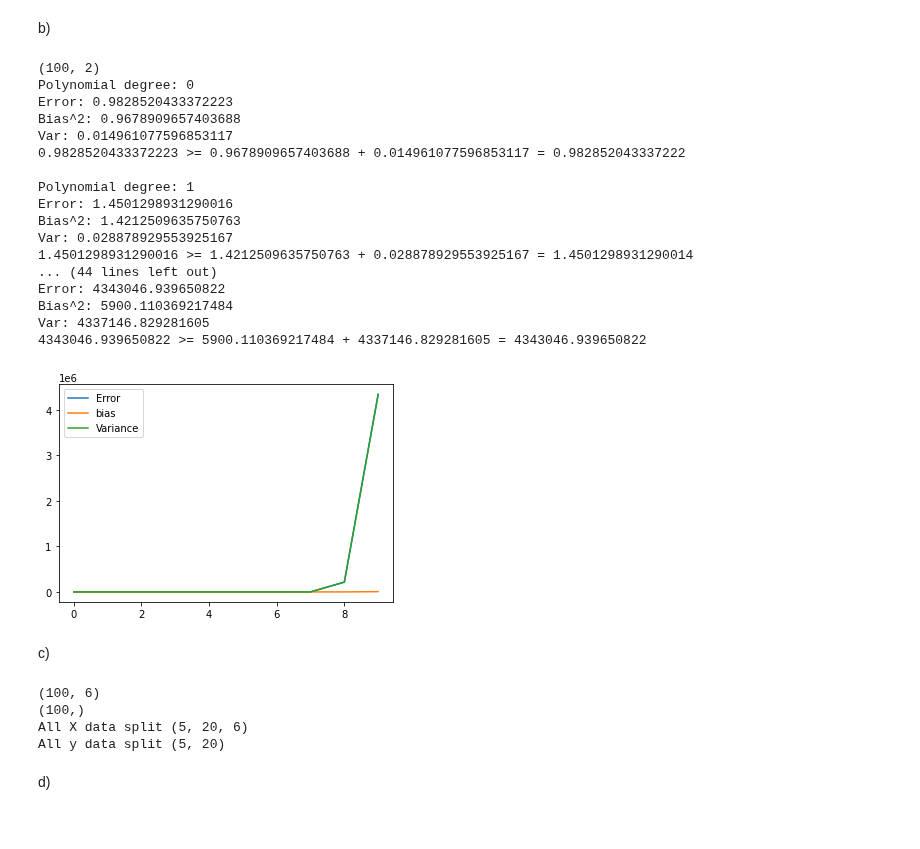
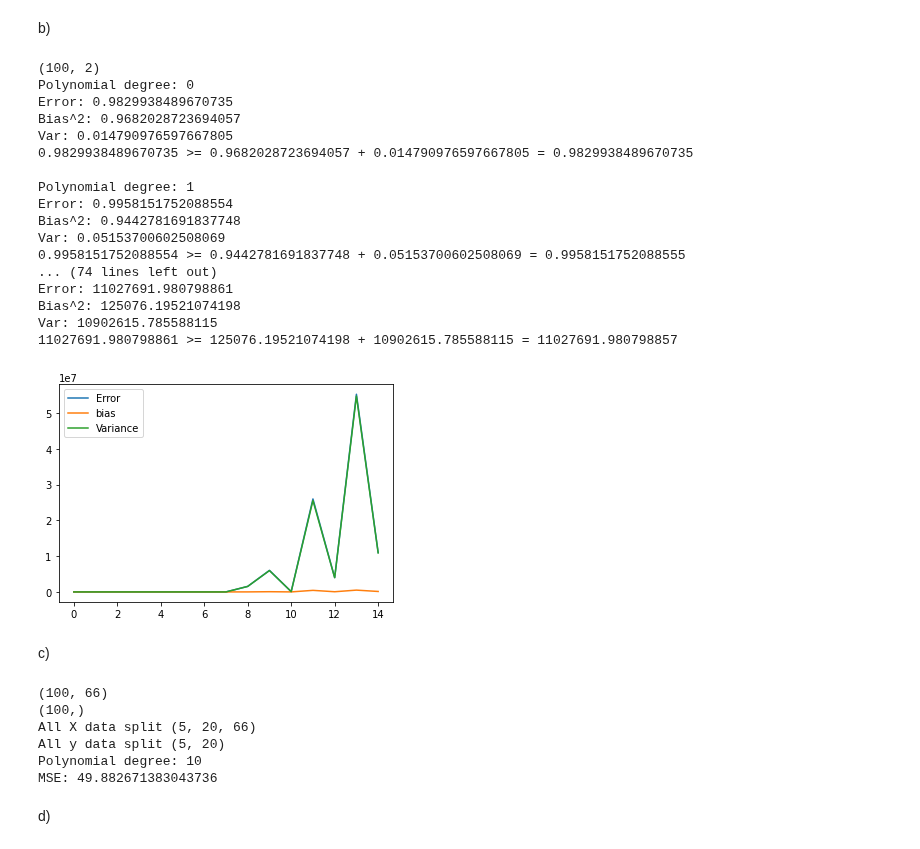
Before and after one commit to espentn/FYS-STK3155, a Jupyter notebook: FYS-STK3155.ipynb, the cells around one changed output. Drawn from its saved outputs; the diff is of its cells as text; code cells hidden in the pictures.

Commit message:
Adjusted adding the noise

```diff
--- a/FYS-STK3155.ipynb
+++ b/FYS-STK3155.ipynb
@@ -19,7 +20,7 @@ from sklearn.utils import resample
 # %%
 # Define the Franke Fumction
 def frankeFunction(x1,x2,sig2):
-    noise = np.random.normal(0,sig2,len(x1))
+    noise = np.random.normal(0,sig2,x1.shape)
     term1 = 0.75*np.exp(-(0.25*(9*x1-2)**2) - 0.25*((9*x2-2)**2))
     term2 = 0.75*np.exp(-((9*x1+1)**2)/49.0 - 0.1*(9*x2+1))
     term3 = 0.5*np.exp(-(9*x1-7)**2/4.0 - 0.25*((9*x2-3)**2))
@@ -32,6 +33,7 @@ def createDataPoints(n, sig2):
     x2 = np.arange(0, 1, 1/n)
     x1_d, x2_d = np.meshgrid(x1,x2)
     y_d = frankeFunction(x1_d,x2_d,sig2)
+    print("y shape", y_d.shape)
     return x1_d, x2_d, y_d.ravel()
 
 # Create the design matrix with all possible combinations
@@ -79,7 +81,9 @@ def splitAndScale(X,y):
 
 # Calculate the confidence interval of parameters Beta's
 def CIBeta(X, Beta):
-    varBeta = np.diagonal(np.linalg.inv(X.T @ X)*sig2)
+    varBeta = np.diagonal(np.linalg.pinv(X.T @ X)*sig2)
+    print(np.diagonal((X.T @ X)))
+#     print((X))
     stdBeta = np.sqrt(varBeta)
     CIlow = Beta - 1.645*stdBeta[:, np.newaxis]
     CIhigh = Beta + 1.645*stdBeta[:, np.newaxis]
@@ -176,7 +180,7 @@ a) OLS
 np.random.seed(2020)
 
 sig2 = 1 # noise variance
-degree = 2 # polynomial degree
+degree = 10 # polynomial degree
 n = 10 # number of data points for each feature
 x1, x2, y = createDataPoints(n, sig2)
 X = createDesignMatrix(x1,x2,degree)
@@ -193,6 +197,7 @@ print(f"The MSE value for a polynomial of order {n}, OLS train: {MSE(y_train, y_
 
 # Calculate the confidence interval of the 'p' parameters beta
 CIlow, CIhigh = CIBeta(X_train, beta)
+print(np.linalg.det(X.T.dot(X)))
 # print(beta.shape)
 
 # Print an example of a confidence interval
@@ -212,8 +227,8 @@ np.random.seed(20)
 
 sig2 = 1 # noise variance
 n = 10 # number of data points for each feature
-n_boostraps = 400 # number of bootstraps
-maxdegree = 10 # maximum polynomial degree
+n_boostraps = 100 # number of bootstraps
+maxdegree = 15 # maximum polynomial degree
 
 for n in range(10,11):
 #     print(n)
@@ -233,7 +248,7 @@ for n in range(10,11):
         X = createDesignMatrix(x[:,[0]],x[:,[1]],degree)
 
         # Split and scale the design data
-        X_train, X_test, y_train, y_test = splitAndScale(X,np.ravel(y))
+        X_train, X_test, y_train, y_test = splitAndScale(X,y)
 #         print(np.mean(X_train, axis=0))
 #         print(np.var(X_train, axis=0))
 
@@ -241,47 +256,47 @@ for n in range(10,11):
 #         print(y_test)
         for i in range(n_boostraps):
             x_, y_ = resample(X_train, y_train)
             beta = np.linalg.inv(x_.T.dot(x_)).dot(x_.T).dot(y_)
             y_pred[:, i] = (X_test @ beta).squeeze()
 #         print(y_pred[:2,:5])
 #         print(y_test[:2,:5])
 #         print(np.var(y_pred, axis=1, keepdims=True))
 #         print(y_pred.shape)
 #         print(np.mean(y_pred, axis=1, keepdims=True))
         polydegree[degree] = degree
         error[degree] = np.mean( np.mean((y_test - y_pred)**2, axis=1, keepdims=True) )
         bias[degree] = np.mean( (y_test - np.mean(y_pred, axis=1, keepdims=True))**2 )
         variance[degree] = np.mean( np.var(y_pred, axis=1, keepdims=True) )
         print("Polynomial degree:", degree)
         print("Error:", error[degree])
         print("Bias^2:", bias[degree])
         print("Var:", variance[degree])
         print('{} >= {} + {} = {}\n'.format(error[degree], bias[degree], variance[degree], bias[degree]+variance[degree]))
 #         break
     plt.plot(polydegree, error, label="Error")
     plt.plot(polydegree, bias, label="bias")
     plt.plot(polydegree, variance, label="Variance")
     plt.legend()
     plt.show()
 # %% [output]
 (100, 2)
 Polynomial degree: 0
-Error: 0.9828520433372223
-Bias^2: 0.9678909657403688
-Var: 0.014961077596853117
-0.9828520433372223 >= 0.9678909657403688 + 0.014961077596853117 = 0.982852043337222
+Error: 0.9829938489670735
+Bias^2: 0.9682028723694057
+Var: 0.014790976597667805
+0.9829938489670735 >= 0.9682028723694057 + 0.014790976597667805 = 0.9829938489670735
 
 Polynomial degree: 1
-Error: 1.4501298931290016
-Bias^2: 1.4212509635750763
-Var: 0.028878929553925167
-1.4501298931290016 >= 1.4212509635750763 + 0.028878929553925167 = 1.4501298931290014
-... (44 lines left out)
-Error: 4343046.939650822
-Bias^2: 5900.110369217484
-Var: 4337146.829281605
-4343046.939650822 >= 5900.110369217484 + 4337146.829281605 = 4343046.939650822
+Error: 0.9958151752088554
+Bias^2: 0.9442781691837748
+Var: 0.05153700602508069
+0.9958151752088554 >= 0.9442781691837748 + 0.05153700602508069 = 0.9958151752088555
+... (74 lines left out)
+Error: 11027691.980798861
+Bias^2: 125076.19521074198
+Var: 10902615.785588115
+11027691.980798861 >= 125076.19521074198 + 10902615.785588115 = 11027691.980798857
-[figure, old version]
+[figure, new version]
 # %% [markdown]
 c)
 # %%
@@ -290,11 +305,11 @@ np.random.seed(20)
 sig2 = 1 # noise variance
 n = 10 # number of data points for each feature
 k = 5
-degree = 2
+degree = 10
 
 x1, x2, y = createDataPoints(n, sig2)
 x = np.swapaxes(np.stack((x1.ravel(),x2.ravel())),0,1)
-y = y.ravel()
+# y = y.ravel()
 
 X = createDesignMatrix(x[:,[0]],x[:,[1]],degree)
 print(X.shape)
@@ -320,13 +335,25 @@ for i in range(0,k):
     y_train = splitYData[mask==1].reshape(((splitYData.shape[0]-1)*splitXData.shape[1],1))
     y_test = np.swapaxes(splitYData[mask==0], 0, 1)
 
-#         beta = np.linalg.inv(X_train.T.dot(X_train)).dot(X_train.T).dot(y_train)
-#         y_pred[:, i] = (X_test @ beta).squeeze()
+    beta = np.linalg.inv(X_train.T.dot(X_train)).dot(X_train.T).dot(y_train)
+    y_pred[:, i] = (X_test @ beta).squeeze()
+
+MSError = np.mean( np.mean((y_test - y_pred)**2, axis=1, keepdims=True) )
+# bias[degree] = np.mean( (y_test - np.mean(y_pred, axis=1, keepdims=True))**2 )
+# variance[degree] = np.mean( np.var(y_pred, axis=1, keepdims=True) )
+
+print("Polynomial degree:", degree)
+print("MSE:", MSError)
+# print("Bias^2:", bias[degree])
+# print("Var:", variance[degree])
+# print('{} >= {} + {} = {}\n'.format(error[degree], bias[degree], variance[degree], bias[degree]+variance[degree]))
 # %% [output]
-(100, 6)
+(100, 66)
 (100,)
-All X data split (5, 20, 6)
+All X data split (5, 20, 66)
 All y data split (5, 20)
+Polynomial degree: 10
+MSE: 49.882671383043736
 # %% [markdown]
 d)
 # %%
```
Also changed, not shown: parts of 2 cells of this notebook.
